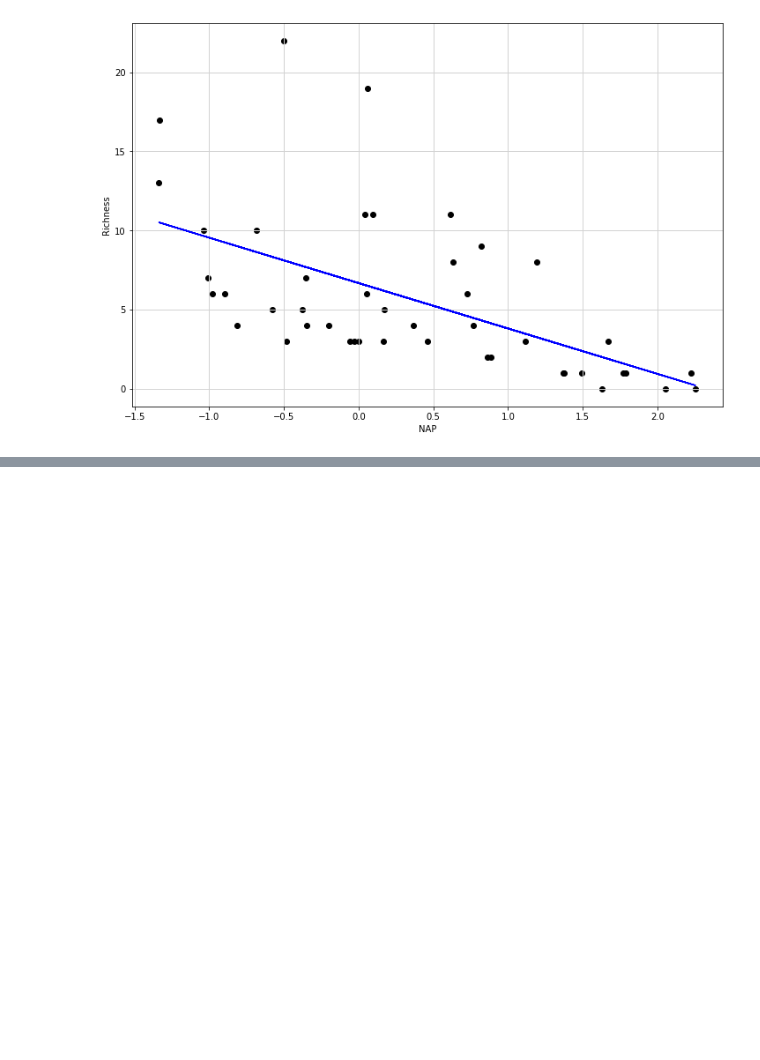
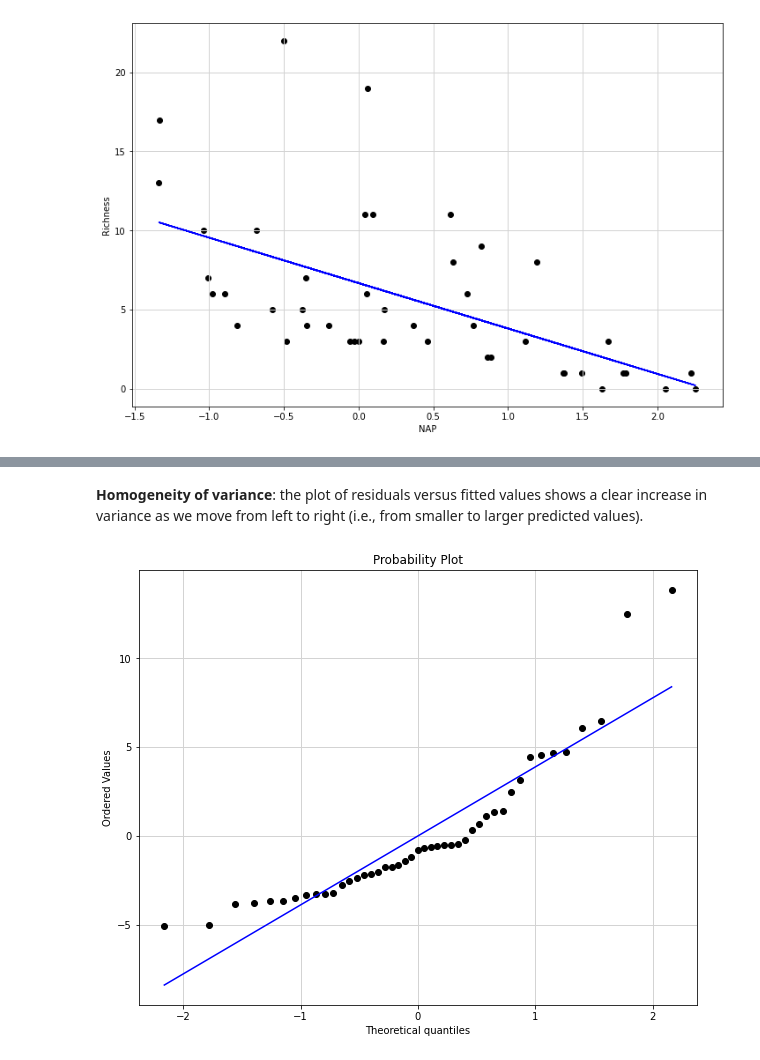
Before and after one commit to MimBikarska88/Biostats, a Jupyter notebook: Bootstrapping.ipynb, the cells around one changed output, grey strips where cells are left out. Cells and saved outputs as stored; diff of their text form; code cells hidden in the pictures; blank space fills up the shorter version.

```diff
--- a/Bootstrapping.ipynb
+++ b/Bootstrapping.ipynb
@@ -74,0 +97,12 @@ Notes:
+# %% [markdown]
+__Homogeneity of variance__: the plot of residuals versus fitted values shows a clear increase in variance as we move from left to right (i.e., from smaller to larger predicted values).
+# %%
+plt.figure(figsize=(10,8))
+plt.grid(color='lightgray', linestyle='-', linewidth=1)
+stats.probplot(residuals, dist="norm", plot=plt)
+plt.gca().get_lines()[0].set_markerfacecolor('black')       # Scatter points
+plt.gca().get_lines()[0].set_markeredgecolor('black')   # Scatter points
+plt.gca().get_lines()[1].set_color('blue')
+plt.show()
+# %% [output]
+[figure, added]
```
Also changed, not shown: parts of 21 cells of this notebook.
